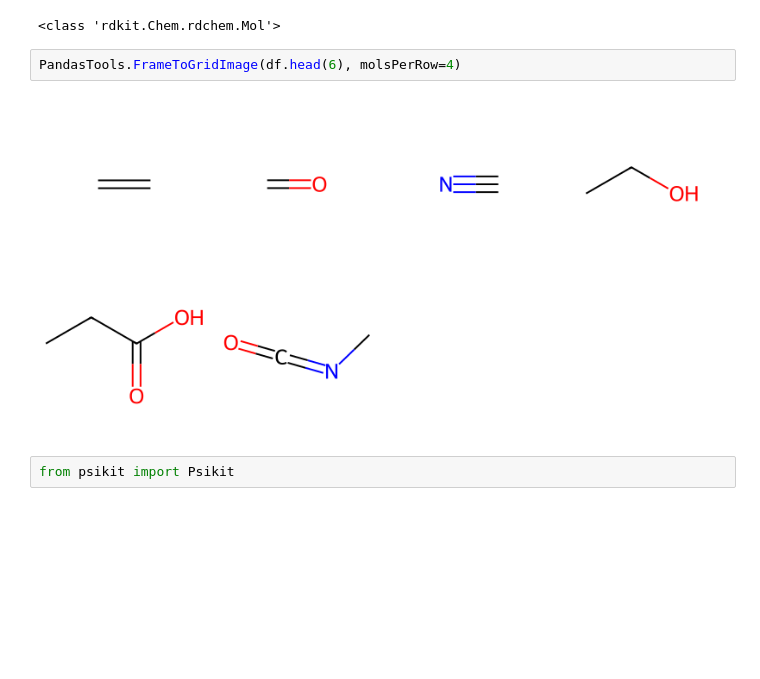
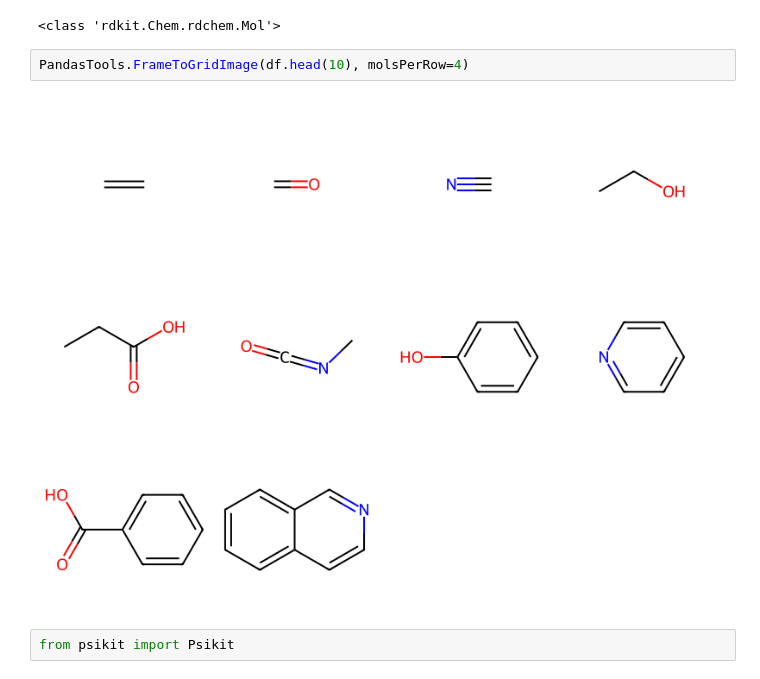
Before and after one commit to ac7407/comp-lab-class, a Jupyter notebook: Week11/energy_table.ipynb, the cells around one changed output. Cells and saved outputs as stored; diff of their text form; blank space fills up the shorter version.

```diff
--- a/Week11/energy_table.ipynb
+++ b/Week11/energy_table.ipynb
@@ -23,9 +23,9 @@ print(type(df.ROMol[0]))
 # %% [output]
 <class 'rdkit.Chem.rdchem.Mol'>
 # %%
-PandasTools.FrameToGridImage(df.head(6), molsPerRow=4)
+PandasTools.FrameToGridImage(df.head(10), molsPerRow=4)
 # %% [output]
-[figure, old version]
+[figure, new version]
 # %%
 from psikit import Psikit
 # %%
```
Also changed, not shown: parts of 4 cells of this notebook.
